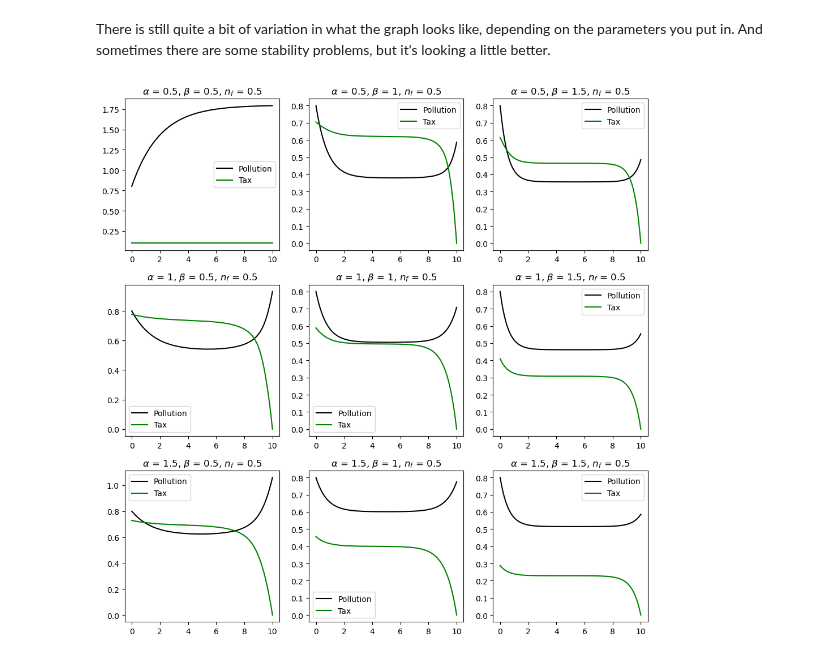
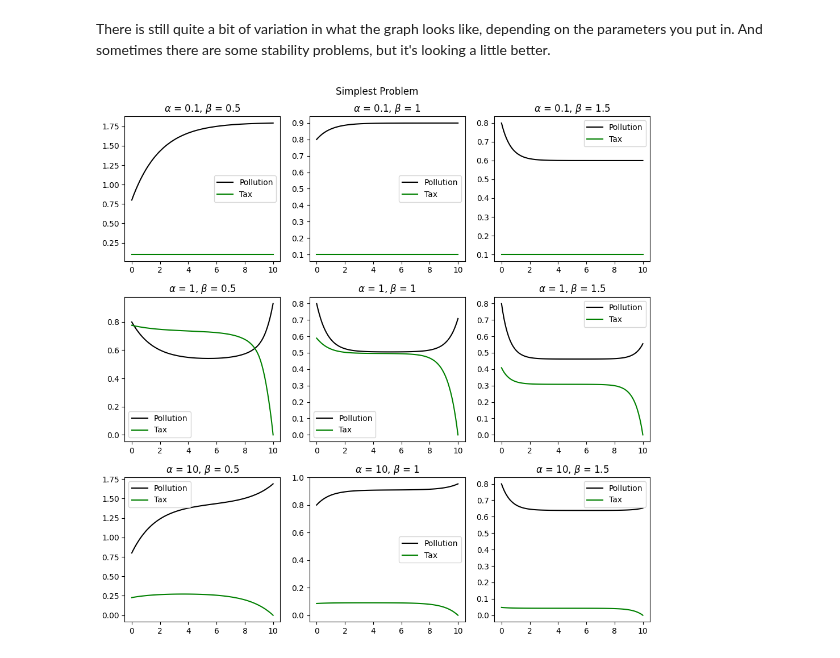
Before and after one commit to addmelo/ACME, a Jupyter notebook: Volume 4/MichaelExperiments.ipynb, the cells around one changed output. Cells and saved outputs as stored; diff of their text form; code cells hidden in the pictures.

```diff
--- a/Volume 4/MichaelExperiments.ipynb
+++ b/Volume 4/MichaelExperiments.ipynb
@@ -85,11 +83,4 @@ plt.subplots(3)
 # %%
-alpha = 5
-beta = 1.5
-n0 = .8
-nf = .5
-t0 = 0
-tf = 10
-
 def PlotSimplestProblem(alpha, beta, n0, nf, t0, tf, ax=None):
 
     def u_func(x):
@@ -107,19 +98,20 @@ def PlotSimplestProblem(alpha, beta, n0, nf, t0, tf, ax=None):
 
     plotter = Control_Solver_Plotter().define_control_function(u_func).define_evolution(ode,bc)
     plotter.solve_problem(t0,tf)
-    plotter.plot_solution(ax=ax, parameterString = fr"$\alpha$ = {alpha}, $\beta$ = {beta}, $n_f$ = {nf}")
+    plotter.plot_solution(ax=ax, parameterString = fr"$\alpha$ = {alpha}, $\beta$ = {beta}")
 # %% [markdown]
 There is still quite a bit of variation in what the graph looks like, depending on the parameters you put in. And sometimes there are some stability problems, but it's looking a little better.
 # %%
 fig, axs = plt.subplots(3,3,figsize=(10,10))
 
 i = 0
-for alph in [0.5, 1, 1.5]:
+for alph in [0.1, 1, 10]:
     for beta in [0.5, 1, 1.5]:
         PlotSimplestProblem(alpha=alph, beta=beta, n0=.8, nf=0.5, t0=0, tf=10, ax=axs.ravel()[i])
         i += 1
 
+plt.suptitle("Simplest Problem")
 plt.tight_layout()
 plt.show()
 # %% [output]
-[figure, old version]
+[figure, new version]
```
Also changed, not shown: parts of 3 cells of this notebook.
